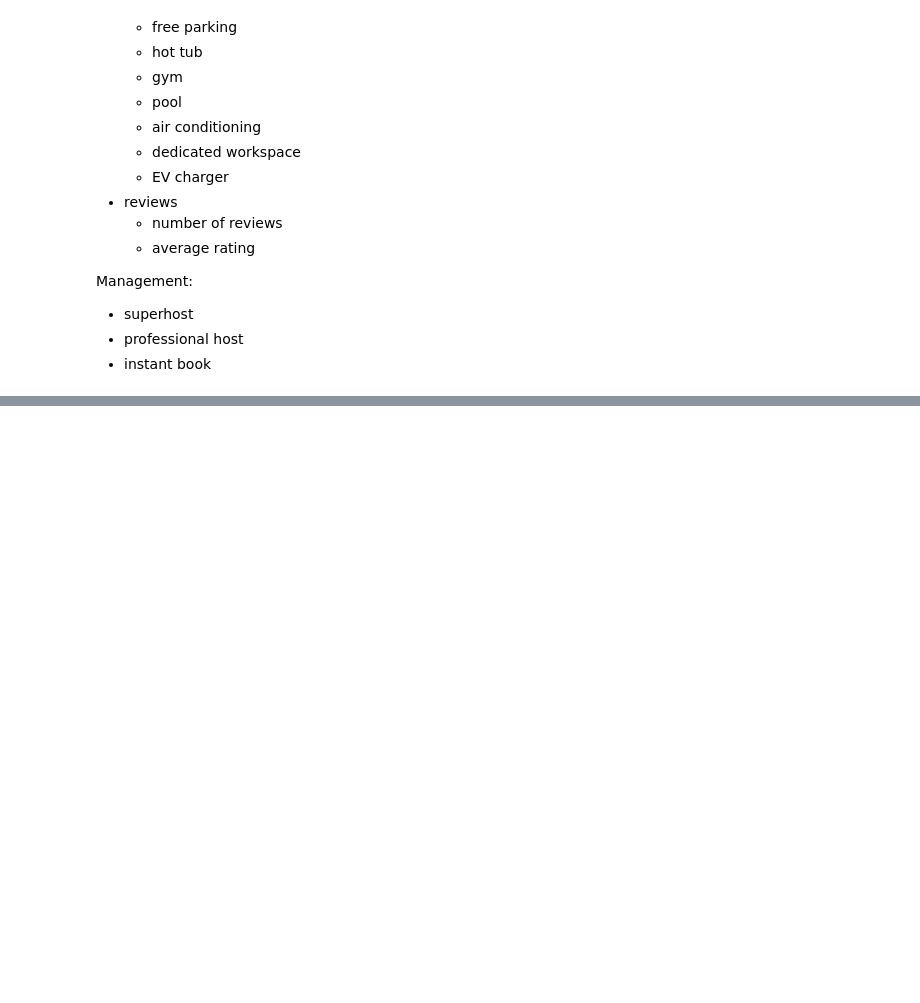
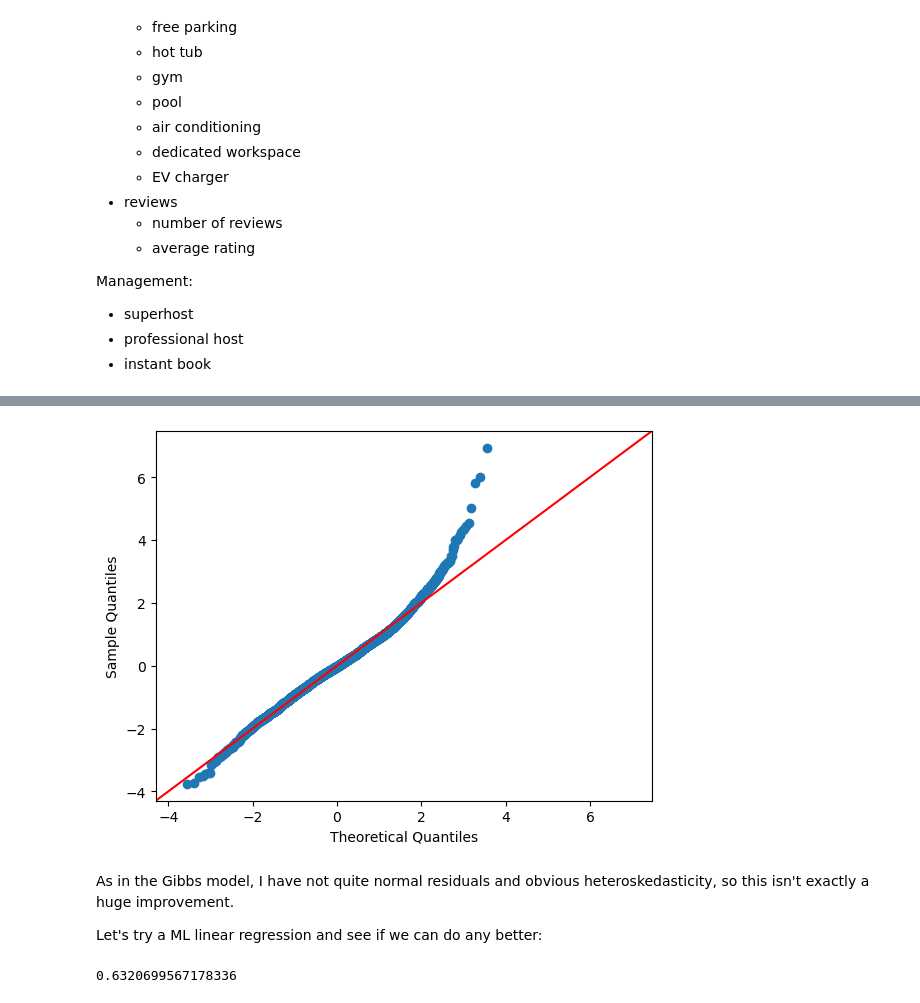
Before and after one commit to epistemetrica/udacity-blog-post-project, a Jupyter notebook: apw_airbnb_project.ipynb, the cells around one changed output, grey strips where cells are left out. Saved outputs shown, nothing was run; the diff lists cells and outputs as text; code cells hidden in the pictures; blank space fills up the shorter version.

Commit message:
ml regression

```diff
--- a/apw_airbnb_project.ipynb
+++ b/apw_airbnb_project.ipynb
@@ -701,0 +796,25 @@ model_df = listings_df[['ln_price',
+# %%
+qq = sm.qqplot(model_OLS.resid, line='45', fit=True);
+# %% [output]
+[figure, added]
+# %% [markdown]
+As in the Gibbs model, I have not quite normal residuals and obvious heteroskedasticity, so this isn't exactly a huge improvement.
+
+Let's try a ML linear regression and see if we can do any better:
+# %%
+#split train and test data
+X_train, X_test, y_train, y_test = train_test_split(X, y, test_size= .30, random_state=42)
+
+#instantiate
+model_ml = LinearRegression()
+
+#fit
+model_ml.fit(X_train, y_train);
+
+#predict
+y_test_preds = model_ml.predict(X_test)
+
+#inspect R2
+r2_score(y_test, y_test_preds)
+# %% [output]
+0.6320699567178336
```
Also changed, not shown: parts of 11 cells of this notebook.
